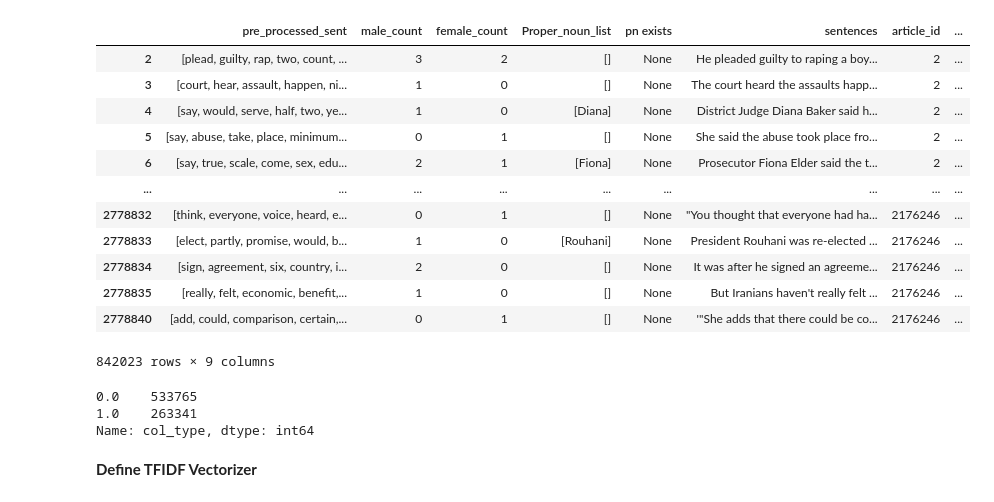
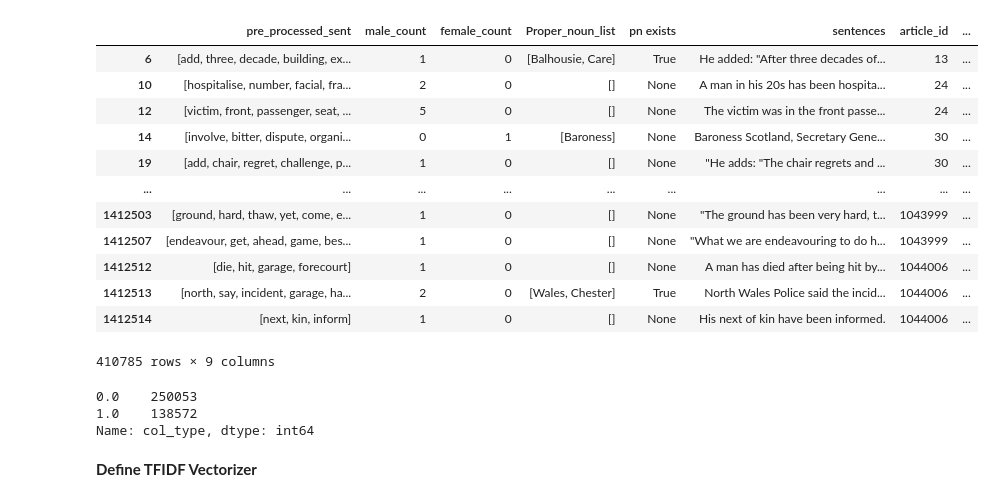
Before and after one commit to yvferreiro/MasterThesis, a Jupyter notebook: Logistic Regression.ipynb, the cells around one changed output. Drawn from its saved outputs; the diff is of its cells as text; code cells hidden in the pictures.

```diff
--- a/Logistic Regression.ipynb
+++ b/Logistic Regression.ipynb
@@ -22,30 +16,34 @@ warnings.filterwarnings("ignore")
 # %%
 #import pre-processed data from pickle
 #df_10= pd.read_pickle(r"/Users/yolandaferreirofranchi/Desktop/ThesisDatasets/2010_text_wo_names.pickle")
 #df_09= pd.read_pickle(r"/Users/yolandaferreirofranchi/Desktop/ThesisDatasets/2009_text_wo_names.pickle")
 #df_11= pd.read_pickle(r"/Users/yolandaferreirofranchi/Desktop/ThesisDatasets/2011_text_wo_names.pickle")
 #df_12= pd.read_pickle(r"/Users/yolandaferreirofranchi/Desktop/ThesisDatasets/2012_text_wo_names.pickle")
 #df_13= pd.read_pickle(r"/Users/yolandaferreirofranchi/Desktop/ThesisDatasets/2013_text_wo_names.pickle")
 #df_14= pd.read_pickle(r"/Users/yolandaferreirofranchi/Desktop/ThesisDatasets/2014_text_wo_names.pickle")
 #df_15= pd.read_pickle(r"/Users/yolandaferreirofranchi/Desktop/ThesisDatasets/2015_text_wo_names.pickle")
 #df_16= pd.read_pickle(r"/Users/yolandaferreirofranchi/Desktop/ThesisDatasets/2016_text_wo_names.pickle")
 #df_17= pd.read_pickle(r"/Users/yolandaferreirofranchi/Desktop/ThesisDatasets/2017_text_wo_names.pickle")
-df_18= pd.read_pickle(r"/Users/yolandaferreirofranchi/Desktop/ThesisDatasets/2018_text_wo_names.pickle")
-df_18
+#df_18= pd.read_pickle(r"/Users/yolandaferreirofranchi/Desktop/ThesisDatasets/2018_text_wo_names.pickle")
+#df_19 = pd.read_pickle(r"/Users/yolandaferreirofranchi/Desktop/ThesisDatasets/2019_text_wo_names.pickle")
+#df_20 = pd.read_pickle(r"/Users/yolandaferreirofranchi/Desktop/ThesisDatasets/2020_text_wo_names.pickle")
+#df_21 = pd.read_pickle(r"/Users/yolandaferreirofranchi/Desktop/ThesisDatasets/2021_text_wo_names.pickle")
+df_22 = pd.read_pickle(r"/Users/yolandaferreirofranchi/Desktop/ThesisDatasets/2022_text_wo_names_(1).pickle")
+df_22
 # %% [output]
 |  | pre_processed_sent | male_count | female_count | Proper_noun_list | pn exists | sentences | article_id | ... |
-| 2 | [plead, guilty, rap, two, count, ... | 3 | 2 | [] | None | He pleaded guilty to raping a boy... | 2 | ... |
-| 3 | [court, hear, assault, happen, ni... | 1 | 0 | [] | None | The court heard the assaults happ... | 2 | ... |
-| 4 | [say, would, serve, half, two, ye... | 1 | 0 | [Diana] | None | District Judge Diana Baker said h... | 2 | ... |
-| 5 | [say, abuse, take, place, minimum... | 0 | 1 | [] | None | She said the abuse took place fro... | 2 | ... |
-| 6 | [say, true, scale, come, sex, edu... | 2 | 1 | [Fiona] | None | Prosecutor Fiona Elder said the t... | 2 | ... |
+| 6 | [add, three, decade, building, ex... | 1 | 0 | [Balhousie, Care] | True | He added: "After three decades of... | 13 | ... |
+| 10 | [hospitalise, number, facial, fra... | 2 | 0 | [] | None | A man in his 20s has been hospita... | 24 | ... |
+| 12 | [victim, front, passenger, seat, ... | 5 | 0 | [] | None | The victim was in the front passe... | 24 | ... |
+| 14 | [involve, bitter, dispute, organi... | 0 | 1 | [Baroness] | None | Baroness Scotland, Secretary Gene... | 30 | ... |
+| 19 | [add, chair, regret, challenge, p... | 1 | 0 | [] | None | "He adds: "The chair regrets and ... | 30 | ... |
 | ... | ... | ... | ... | ... | ... | ... | ... | ... |
-| 2778832 | [think, everyone, voice, heard, e... | 0 | 1 | [] | None | "You thought that everyone had ha... | 2176246 | ... |
-| 2778833 | [elect, partly, promise, would, b... | 1 | 0 | [Rouhani] | None | President Rouhani was re-elected ... | 2176246 | ... |
-| 2778834 | [sign, agreement, six, country, i... | 2 | 0 | [] | None | It was after he signed an agreeme... | 2176246 | ... |
-| 2778835 | [really, felt, economic, benefit,... | 1 | 0 | [] | None | But Iranians haven't really felt ... | 2176246 | ... |
-| 2778840 | [add, could, comparison, certain,... | 0 | 1 | [] | None | '"She adds that there could be co... | 2176246 | ... |
+| 1412503 | [ground, hard, thaw, yet, come, e... | 1 | 0 | [] | None | "The ground has been very hard, t... | 1043999 | ... |
+| 1412507 | [endeavour, get, ahead, game, bes... | 1 | 0 | [] | None | "What we are endeavouring to do h... | 1043999 | ... |
+| 1412512 | [die, hit, garage, forecourt] | 1 | 0 | [] | None | A man has died after being hit by... | 1044006 | ... |
+| 1412513 | [north, say, incident, garage, ha... | 2 | 0 | [Wales, Chester] | True | North Wales Police said the incid... | 1044006 | ... |
+| 1412514 | [next, kin, inform] | 1 | 0 | [] | None | His next of kin have been informed. | 1044006 | ... |
-842023 rows × 9 columns
+410785 rows × 9 columns
 # %%
 def absolute_count(male_col, female_col):
     if female_col > male_col and male_col == 0:
@@ -56,16 +54,16 @@ def absolute_count(male_col, female_col):
         return None
 # %%
 #apply function to only get rows with an absolute count
-df_18['col_type'] = df_18.apply(lambda row: absolute_count(row['male_count'], row['female_count']),axis=1)
+df_22['col_type'] = df_22.apply(lambda row: absolute_count(row['male_count'], row['female_count']),axis=1)
 
 #remove nulls
-df_18= df_18[df_18["col_type"].notnull()]
+df_22 = df_22[df_22["col_type"].notnull()]
 
 #DOC: number of male and female columns
-df_18["col_type"].value_counts()
+df_22["col_type"].value_counts()
 # %% [output]
-0.0    533765
-1.0    263341
+0.0    250053
+1.0    138572
 Name: col_type, dtype: int64
 # %% [markdown]
 **Define TFIDF Vectorizer**
```
Also changed, not shown: parts of 5 cells of this notebook, 12 other files.
